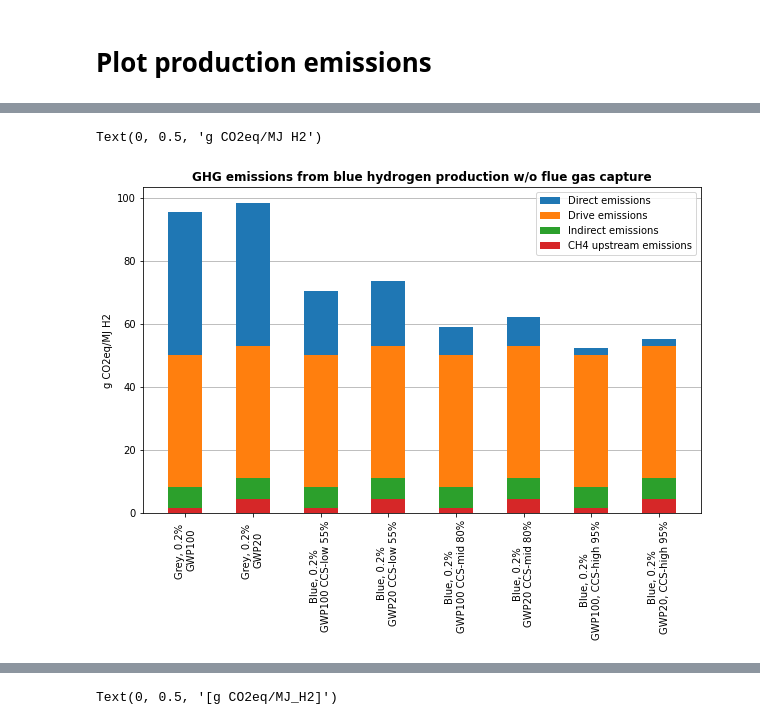
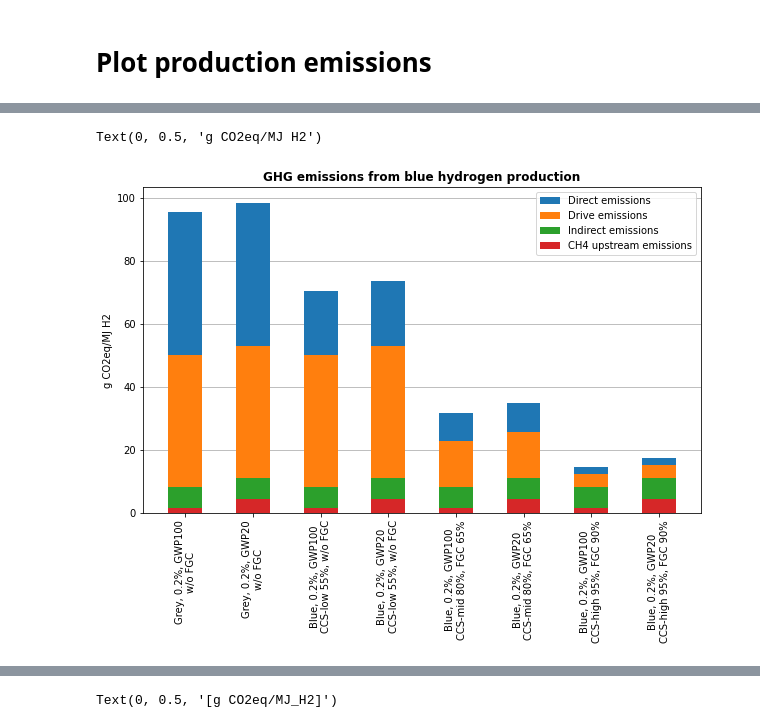
Before and after one commit to ReuterJakob/H2_pathways_repo, a Jupyter notebook: notebooks/Emissions/Production_emissions.ipynb, the cells around one changed output, grey strips where cells are left out. Cells and saved outputs as stored; diff of their text form; code cells hidden in the pictures.

```diff
--- a/notebooks/Emissions/Production_emissions.ipynb
+++ b/notebooks/Emissions/Production_emissions.ipynb
@@ -170,5 +192,5 @@ Drive_CO2_emissions_grams_blue
 # %%
 # CH4 consumed to drive the process [g CH4/MJ_H2]
-Drive_CH4_consumed = Drive_CO2_emissions_grams_blue * 1/CO2_g_mole * CH4_g_mole
+Drive_CH4_consumed = Drive_Energy_MJ_mole_h2 * 1/CO2_g_mole * CH4_g_mole
 Drive_CH4_consumed
 # %% [output]
@@ -347,0 +423,8 @@ SyntaxError: invalid syntax (591946292.py, line 1)
+# %%
+Direct_emissions = [Direct_emissions_grey, Direct_emissions_grey, Direct_emissions_low, Direct_emissions_low, Direct_emissions_mid, Direct_emissions_mid, Direct_emissions_high, Direct_emissions_high]
+
+Drive_emissions_plt = [Drive_CO2_emissions_grams_grey, Drive_CO2_emissions_grams_grey, Drive_CO2_emissions_grams_grey, Drive_CO2_emissions_grams_grey, Drive_CO2_emissions_grams_blue_flue_low, Drive_CO2_emissions_grams_blue_flue_low, Drive_CO2_emissions_grams_blue_flue_high, Drive_CO2_emissions_grams_blue_flue_high]
+
+Indirect_emissions_plt = [Indirect_emissions] * 8
+
+Upstream_emissions = [upstream_emissions_GWP100_low, upstream_emissions_GWP20_low, upstream_emissions_GWP100_low, upstream_emissions_GWP20_low, upstream_emissions_GWP100_low, upstream_emissions_GWP20_low, upstream_emissions_GWP100_low, upstream_emissions_GWP20_low]
@@ -411,33 +453,28 @@ plt.show()
 # %%
-x =['Grey, 0.2% \nGWP100', 'Grey, 0.2% \nGWP20', 'Blue, 0.2%\nGWP100 CCS-low 55%', 'Blue, 0.2%\nGWP20 CCS-low 55%','Blue, 0.2%\nGWP100 CCS-mid 80%', 'Blue, 0.2%\nGWP20 CCS-mid 80%','Blue, 0.2%\nGWP100, CCS-high 95%','Blue, 0.2%\nGWP20, CCS-high 95%',]
+x =['Grey, 0.2%, GWP100\nw/o FGC', 'Grey, 0.2%, GWP20\nw/o FGC', 'Blue, 0.2%, GWP100\nCCS-low 55%, w/o FGC', 'Blue, 0.2%, GWP20\nCCS-low 55%, w/o FGC','Blue, 0.2%, GWP100\nCCS-mid 80%, FGC 65%', 'Blue, 0.2%, GWP20\nCCS-mid 80%, FGC 65%','Blue, 0.2%, GWP100\nCCS-high 95%, FGC 90%','Blue, 0.2%, GWP20\nCCS-high 95%, FGC 90%']
-# %%
-Direct_emissions = [Direct_emissions_grey, Direct_emissions_grey, Direct_emissions_low, Direct_emissions_low, Direct_emissions_mid, Direct_emissions_mid, Direct_emissions_high, Direct_emissions_high]
-Drive_emissions_plt = [Drive_CO2_emissions_grams_grey] * 8
-Indirect_emissions_plt = [Indirect_emissions] * 8
-Upstream_emissions = [upstream_emissions_GWP100_low, upstream_emissions_GWP20_low, upstream_emissions_GWP100_low, upstream_emissions_GWP20_low, upstream_emissions_GWP100_low, upstream_emissions_GWP20_low, upstream_emissions_GWP100_low, upstream_emissions_GWP20_low]
 # %%
 # Creating a stacked bar chart to display emissions. Adding lists for the bottom method.
 fig, ax = plt.subplots(figsize=(10,6))
 
 width = 0.5
 #y_axis = np.arange(101,step=10)
 direct = plt.bar(x, Direct_emissions, width, label='Direct emissions', bottom=list(map(lambda x, y, z: x + y + z, Upstream_emissions, Indirect_emissions_plt, Drive_emissions_plt)))
 drive = plt.bar(x, Drive_emissions_plt, width, label='Drive emissions', bottom=list(map(lambda x, y: x + y, Upstream_emissions, Indirect_emissions_plt)))
 indirect = plt.bar(x, Indirect_emissions, width, label = 'Indirect emissions', bottom=Upstream_emissions)
 upstream = plt.bar(x, Upstream_emissions, width, label = 'CH4 upstream emissions')
 plt.grid(True, axis = 'y')
 ax.set_axisbelow(True)
 #ax.twinx()
 plt.xticks(rotation = 90)
 #plt.yticks(y_axis)
 #plt.ylim(0,90)
 plt.legend(loc='upper right')
-plt.title('GHG emissions from blue hydrogen production w/o flue gas capture', fontweight = 'bold')
+plt.title('GHG emissions from blue hydrogen production', fontweight = 'bold')
 plt.ylabel('g CO2eq/MJ H2')
 #ax.set_ylabel('kg CO2/kg H2')
 # %% [output]
 Text(0, 0.5, 'g CO2eq/MJ H2')
-[figure, old version]
+[figure, new version]
 # %%
 # horizontal
 fig, ax = plt.subplots(figsize=(10,6))
```
Also changed, not shown: parts of 75 cells of this notebook, 1 other file.
